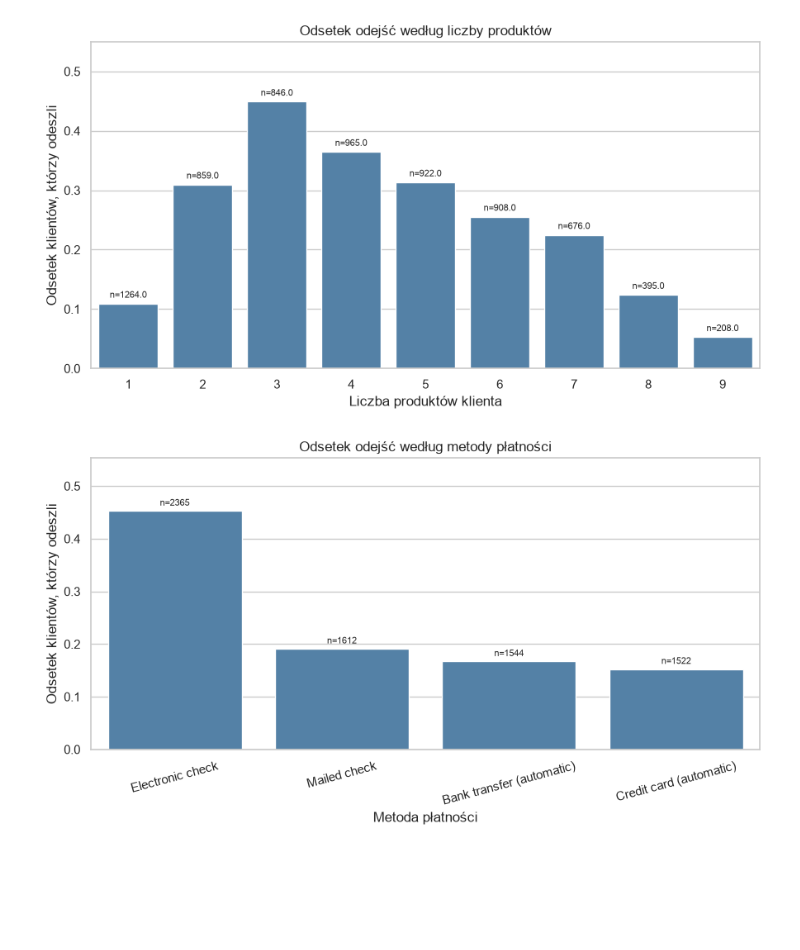
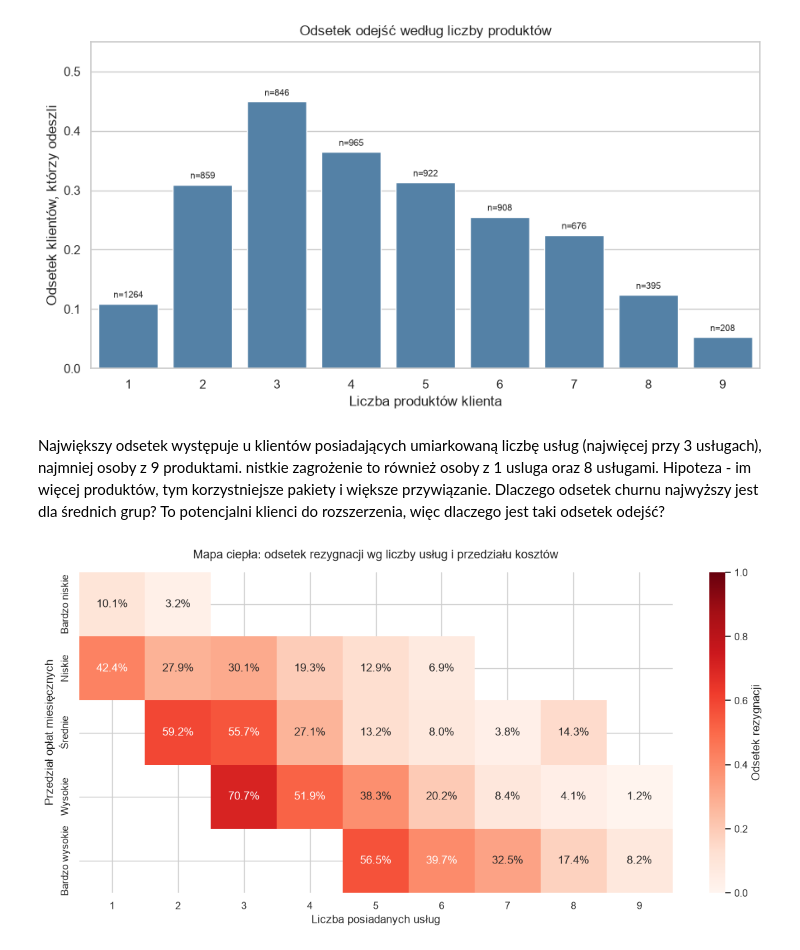
Before and after one commit to sylwiamarlenga-netizen/project-telco-churn, a Jupyter notebook: notebooks/01_eda.ipynb, the cells around one changed output. Saved outputs shown, nothing was run; the diff lists cells and outputs as text; code cells hidden in the pictures; blank space fills up the shorter version.

```diff
--- a/notebooks/01_eda.ipynb
+++ b/notebooks/01_eda.ipynb
@@ -363,28 +400,39 @@ plt.tight_layout()
 plt.show()
 # %% [output]
 [figure]
-# %%
-pay_stats = (
-    df.groupby("PaymentMethod")["Churn"]
-    .agg(churn_rate="mean", n="size")
-    .sort_values("churn_rate", ascending=False)
-    .reset_index()
-)
-
-fig, ax = plt.subplots(figsize=(9, 5))
-
-sns.barplot(data=pay_stats, x="PaymentMethod", y="churn_rate",
-            color="steelblue", ax=ax)
-for i, row in pay_stats.iterrows():
-    ax.text(i, row["churn_rate"] + 0.01, f"n={row['n']}", ha="center", fontsize=8)
-
-ax.set_title("Odsetek odejść według metody płatności")
-ax.set_xlabel("Metoda płatności")
-ax.set_ylabel("Odsetek klientów, którzy odeszli")
-ax.set_ylim(0, pay_stats["churn_rate"].max() + 0.1)
-ax.tick_params(axis="x", rotation=15)
-
-plt.tight_layout()
-plt.show()
-# %% [output]
-[figure]
+# %% [markdown]
+Największy odsetek występuje u klientów posiadających umiarkowaną liczbę usług (najwięcej przy 3 usługach), najmniej osoby z 9 produktami. nistkie zagrożenie to również osoby z 1 usluga oraz 8 usługami. Hipoteza - im więcej produktów, tym korzystniejsze pakiety i większe przywiązanie. Dlaczego odsetek churnu najwyższy jest dla średnich grup? To potencjalni klienci do rozszerzenia, więc dlaczego jest taki odsetek odejść?
+# %%
+df["charge_bin"] = pd.qcut(
+    df["MonthlyCharges"],
+    q=5,
+    labels=["Bardzo niskie", "Niskie", "Średnie", "Wysokie", "Bardzo wysokie"],
+)
+
+pivot_table = df.pivot_table(
+    values="Churn",
+    index="charge_bin",
+    columns="n_products",
+    aggfunc="mean",
+    observed=True,
+)
+
+plt.figure(figsize=(12, 6))
+sns.heatmap(
+    pivot_table,
+    annot=True,
+    fmt=".1%",
+    cmap="Reds",
+    vmin=0,
+    vmax=1,
+    cbar_kws={"label": "Odsetek rezygnacji"},
+)
+
+plt.title("Mapa ciepła: odsetek rezygnacji wg liczby usług i przedziału kosztów", fontsize=13, pad=15)
+plt.xlabel("Liczba posiadanych usług", fontsize=12)
+plt.ylabel("Przedział opłat miesięcznych", fontsize=12)
+
+plt.tight_layout()
+plt.show()
+# %% [output]
+[figure, added]
```
Also changed, not shown: parts of 22 cells of this notebook, 6 other files.
